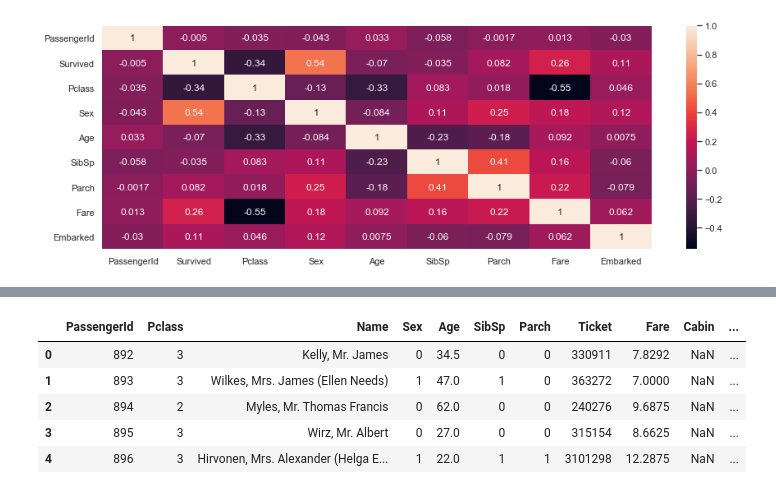
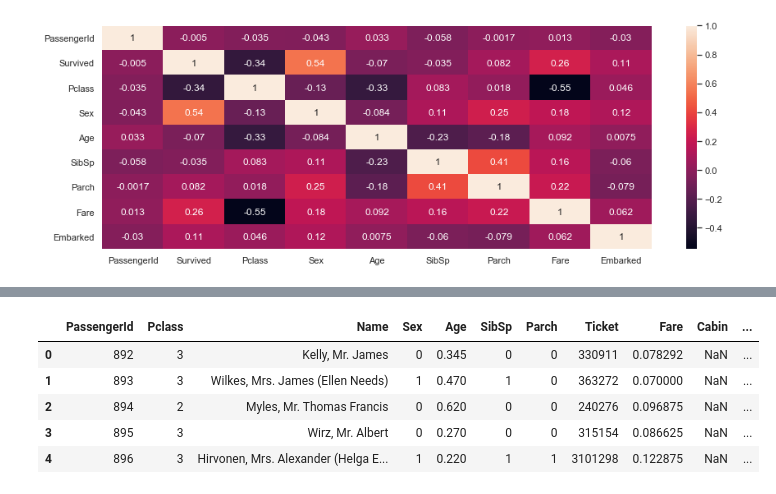
Before and after one commit to olkudrina/Python, a Jupyter notebook: Titanic_1_attempt.ipynb, the cells around one changed output, grey strips where cells are left out. Cells and saved outputs as stored; diff of their text form; code cells hidden in the pictures.

```diff
--- a/Titanic_1_attempt.ipynb
+++ b/Titanic_1_attempt.ipynb
@@ -119,17 +122,19 @@ grid_s.best_params_
 # %%
 df_test = pd.read_csv(r'C:\Users\Olya\Desktop\учеба\kaggle\test.csv', delimiter = ',')
 df_test['Sex'] = df_test['Sex'].apply(lambda x: gender_dictionary[x])
 df_test['Embarked'] = df_test['Embarked'].apply(lambda x: embark_dictionary[x])
 df_test['Age'].fillna(round(df_test['Age'].mean(), 2), inplace = True)
 df_test['Fare'].fillna(round(df_test['Fare'].mean(), 2), inplace = True)
+df_test['Age'] = df_test['Age'] / 100
+df_test['Fare'] = df_test['Fare'] / 100
 df_test.head()
 # %% [output]
 |  | PassengerId | Pclass | Name | Sex | Age | SibSp | Parch | Ticket | Fare | Cabin | ... |
-| 0 | 892 | 3 | Kelly, Mr. James | 0 | 34.5 | 0 | 0 | 330911 | 7.8292 | NaN | ... |
-| 1 | 893 | 3 | Wilkes, Mrs. James (Ellen Needs) | 1 | 47.0 | 1 | 0 | 363272 | 7.0000 | NaN | ... |
-| 2 | 894 | 2 | Myles, Mr. Thomas Francis | 0 | 62.0 | 0 | 0 | 240276 | 9.6875 | NaN | ... |
-| 3 | 895 | 3 | Wirz, Mr. Albert | 0 | 27.0 | 0 | 0 | 315154 | 8.6625 | NaN | ... |
-| 4 | 896 | 3 | Hirvonen, Mrs. Alexander (Helga E... | 1 | 22.0 | 1 | 1 | 3101298 | 12.2875 | NaN | ... |
+| 0 | 892 | 3 | Kelly, Mr. James | 0 | 0.345 | 0 | 0 | 330911 | 0.078292 | NaN | ... |
+| 1 | 893 | 3 | Wilkes, Mrs. James (Ellen Needs) | 1 | 0.470 | 1 | 0 | 363272 | 0.070000 | NaN | ... |
+| 2 | 894 | 2 | Myles, Mr. Thomas Francis | 0 | 0.620 | 0 | 0 | 240276 | 0.096875 | NaN | ... |
+| 3 | 895 | 3 | Wirz, Mr. Albert | 0 | 0.270 | 0 | 0 | 315154 | 0.086625 | NaN | ... |
+| 4 | 896 | 3 | Hirvonen, Mrs. Alexander (Helga E... | 1 | 0.220 | 1 | 1 | 3101298 | 0.122875 | NaN | ... |
 # %%
 X_test = df_test[['Pclass', 'Sex', 'Age', 'SibSp', 'Parch', 'Fare', 'Embarked']]
 Y = grid_s.predict(X_test)
```
Also changed, not shown: parts of 3 cells of this notebook.
